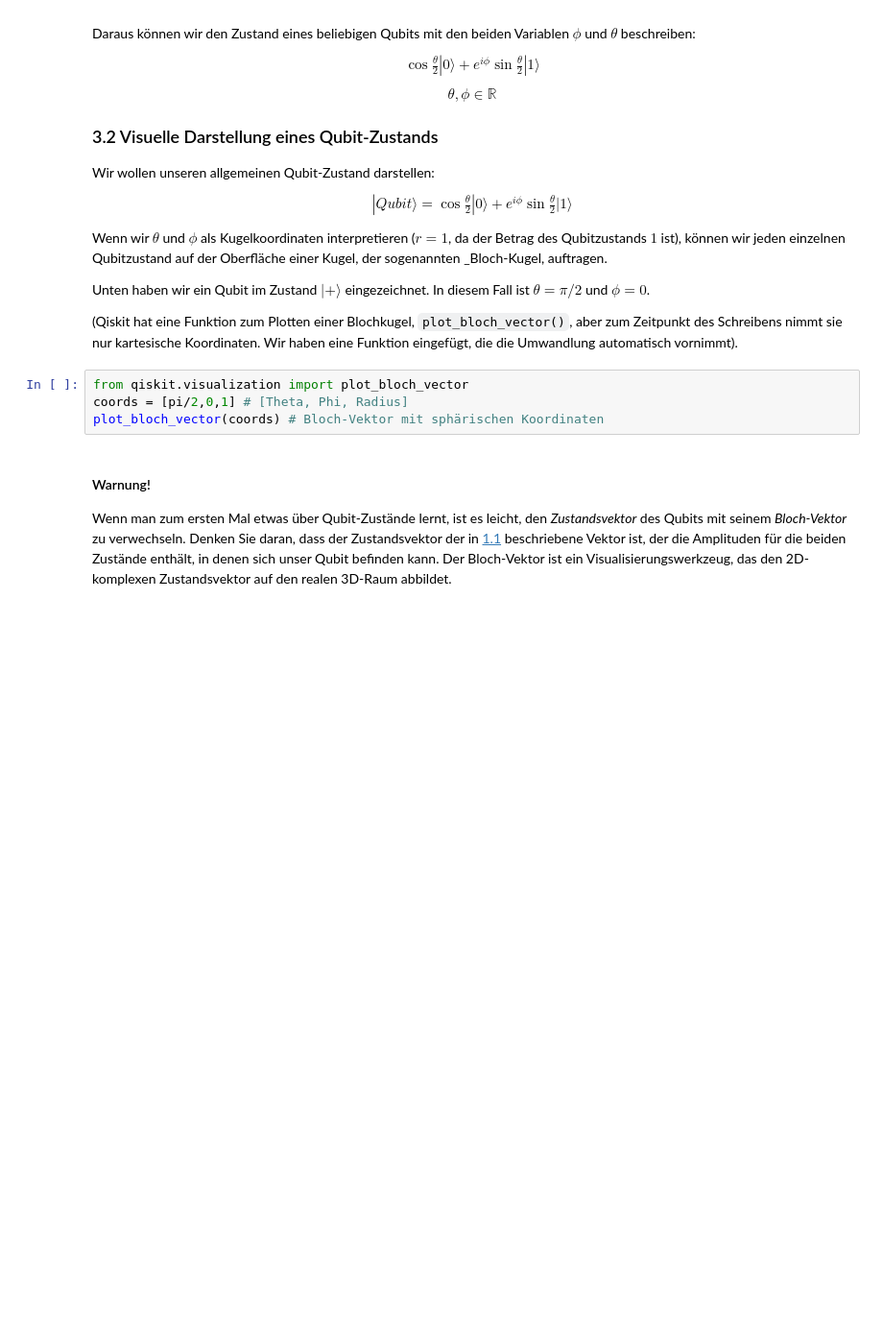
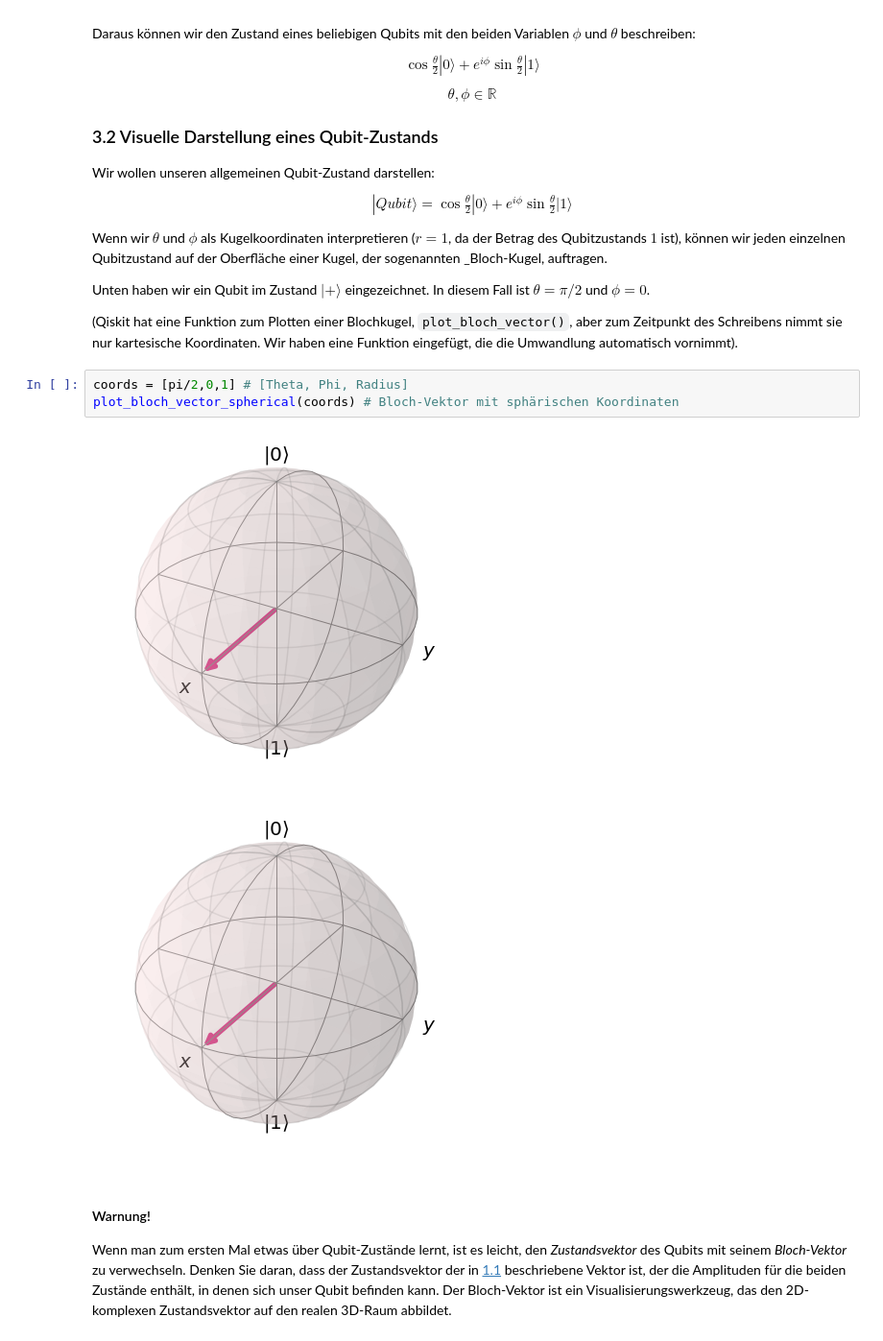
Before and after one commit to czachow/qcmb-training, a Jupyter notebook: content/02-Quantenzustaende.ipynb, the cells around one changed output. Shown: that part at 96% size. Saved outputs shown, nothing was run; the diff lists cells and outputs as text; blank space fills up the shorter version.

```diff
--- a/content/02-Quantenzustaende.ipynb
+++ b/content/02-Quantenzustaende.ipynb
@@ -541,9 +556,11 @@ In diesem Fall ist $\theta = \pi/2$ und $\phi = 0$.
 (Qiskit hat eine Funktion zum Plotten einer Blochkugel, `plot_bloch_vector()`, aber zum Zeitpunkt des Schreibens nimmt sie nur kartesische Koordinaten.
 Wir haben eine Funktion eingefügt, die die Umwandlung automatisch vornimmt).
 # %%
-from qiskit.visualization import plot_bloch_vector
 coords = [pi/2,0,1] # [Theta, Phi, Radius]
-plot_bloch_vector(coords) # Bloch-Vektor mit sphärischen Koordinaten
+plot_bloch_vector_spherical(coords) # Bloch-Vektor mit sphärischen Koordinaten
+# %% [output]
+[figure, added]
+[figure, added]
 # %% [markdown]
 #### Warnung!
 Wenn man zum ersten Mal etwas über Qubit-Zustände lernt, ist es leicht, den _Zustandsvektor_ des Qubits mit seinem _Bloch-Vektor_ zu verwechseln.
```
Also changed, not shown: parts of 13 cells of this notebook, 1 other file.
